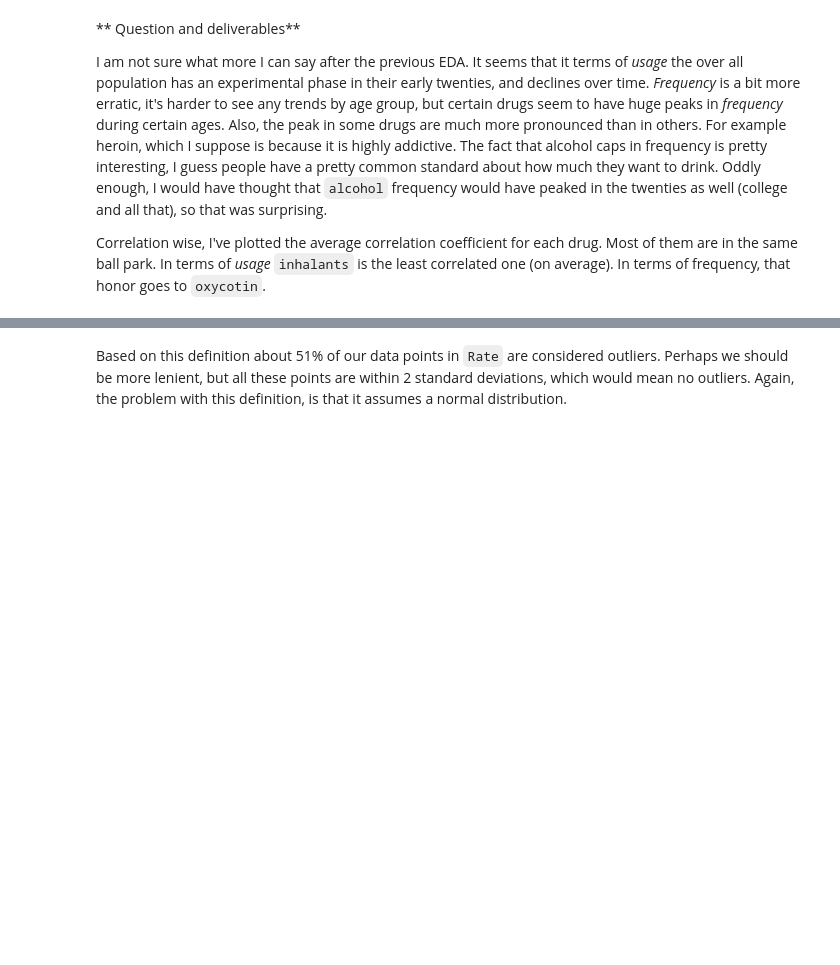
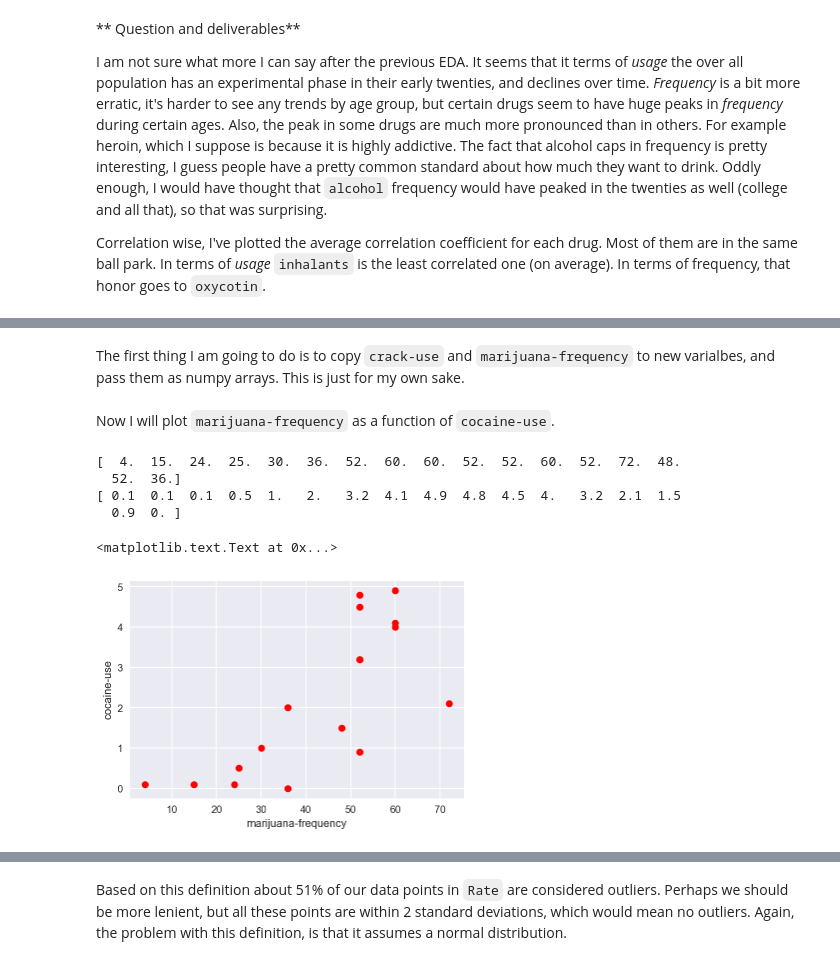
Before and after one commit to t-brewer/sats_and_drugs, a Jupyter notebook: project-02-v2-starter-code.ipynb, the cells around one changed output, grey strips where cells are left out. Cells and saved outputs as stored; diff of their text form; code cells hidden in the pictures; blank space fills up the shorter version.

```diff
--- a/project-02-v2-starter-code.ipynb
+++ b/project-02-v2-starter-code.ipynb
@@ -1135,0 +1214,23 @@ sns.regplot(x='alcohol-use', y='marijuana-frequency', data=df_drugs, ax=ax)
+# %% [markdown]
+The first thing I am going to do is to copy `crack-use` and `marijuana-frequency` to new varialbes, and pass them as numpy arrays.  This is just for my own sake.
+# %%
+mj_freq = np.array(df_drugs['marijuana-frequency'])
+coke_use = np.array(df_drugs['cocaine-use'])
+# %% [markdown]
+Now I will plot `marijuana-frequency` as a function of `cocaine-use`.
+# %%
+print(mj_freq)
+print(coke_use)
+# %% [output]
+[  4.  15.  24.  25.  30.  36.  52.  60.  60.  52.  52.  60.  52.  72.  48.
+  52.  36.]
+[ 0.1  0.1  0.1  0.5  1.   2.   3.2  4.1  4.9  4.8  4.5  4.   3.2  2.1  1.5
+  0.9  0. ]
+# %%
+# Matplolib Dance
+plt.plot(mj_freq, coke_use, 'ro')
+plt.ylabel('cocaine-use')
+plt.xlabel('marijuana-frequency')
+# %% [output]
+<matplotlib.text.Text at 0x...>
+[figure, added]
```
Also changed, not shown: parts of 28 cells of this notebook.
